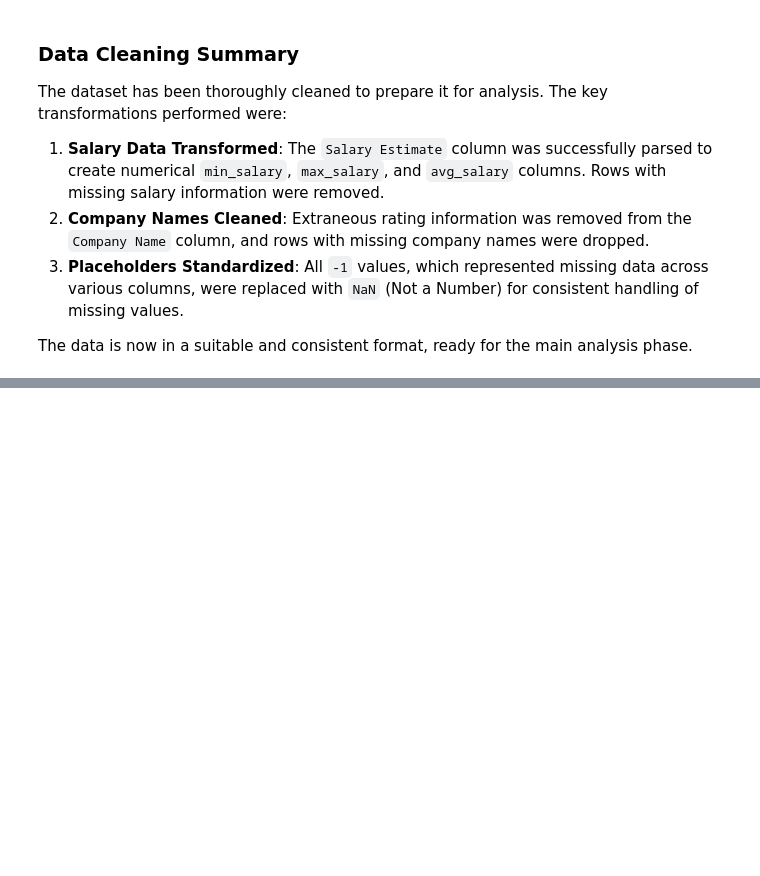
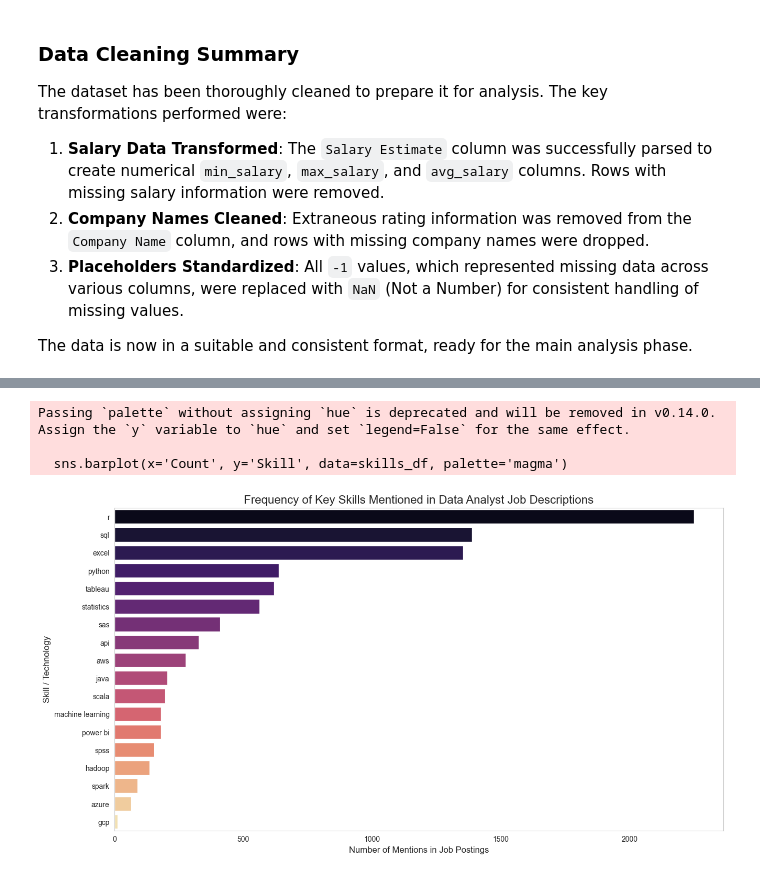
Before and after one commit to takzen/data-analyst-jobs-analysis, a Jupyter notebook: job_market_analysis.ipynb, the cells around one changed output, grey strips where cells are left out. Cells and saved outputs as stored; diff of their text form; code cells hidden in the pictures; blank space fills up the shorter version.

```diff
--- a/job_market_analysis.ipynb
+++ b/job_market_analysis.ipynb
@@ -201,0 +275,41 @@ The data is now in a suitable and consistent format, ready for the main analysis
+# %%
+# --- Section 4.3: What are the most in-demand skills? ---
+
+# First, handle any missing job descriptions by filling them with an empty string
+df_clean['Job Description'] = df_clean['Job Description'].fillna('')
+
+# --- Step 1: Define a list of key skills and technologies to search for ---
+skills_to_track = [
+    'python', 'r', 'sql', 'excel', 'tableau', 'power bi',
+    'sas', 'spss', 'aws', 'azure', 'gcp', 'spark', 'hadoop',
+    'java', 'scala', 'api', 'machine learning', 'statistics'
+]
+
+# --- Step 2: Count the frequency of each skill in the 'Job Description' column ---
+# We iterate through our skills list and count how many job descriptions contain that skill.
+# We convert the job description to lowercase to ensure a case-insensitive search.
+skill_counts = {}
+for skill in skills_to_track:
+    skill_counts[skill] = df_clean['Job Description'].str.lower().str.contains(skill, regex=False).sum()
+
+# --- Step 3: Convert the results to a DataFrame for easier plotting ---
+skills_df = pd.DataFrame(list(skill_counts.items()), columns=['Skill', 'Count'])
+skills_df = skills_df.sort_values(by='Count', ascending=False)
+
+# --- Step 4: Visualize the results ---
+plt.figure(figsize=(15, 8))
+sns.barplot(x='Count', y='Skill', data=skills_df, palette='magma')
+
+# Add titles and labels
+plt.title('Frequency of Key Skills Mentioned in Data Analyst Job Descriptions', fontsize=16)
+plt.xlabel('Number of Mentions in Job Postings', fontsize=12)
+plt.ylabel('Skill / Technology', fontsize=12)
+plt.grid(axis='x')
+
+# Display the plot
+plt.show()
+# %% [output]
+Passing `palette` without assigning `hue` is deprecated and will be removed in v0.14.0. Assign the `y` variable to `hue` and set `legend=False` for the same effect.
+
+  sns.barplot(x='Count', y='Skill', data=skills_df, palette='magma')
+[figure, added]
```
Also changed, not shown: parts of 4 cells of this notebook, 1 other file.
